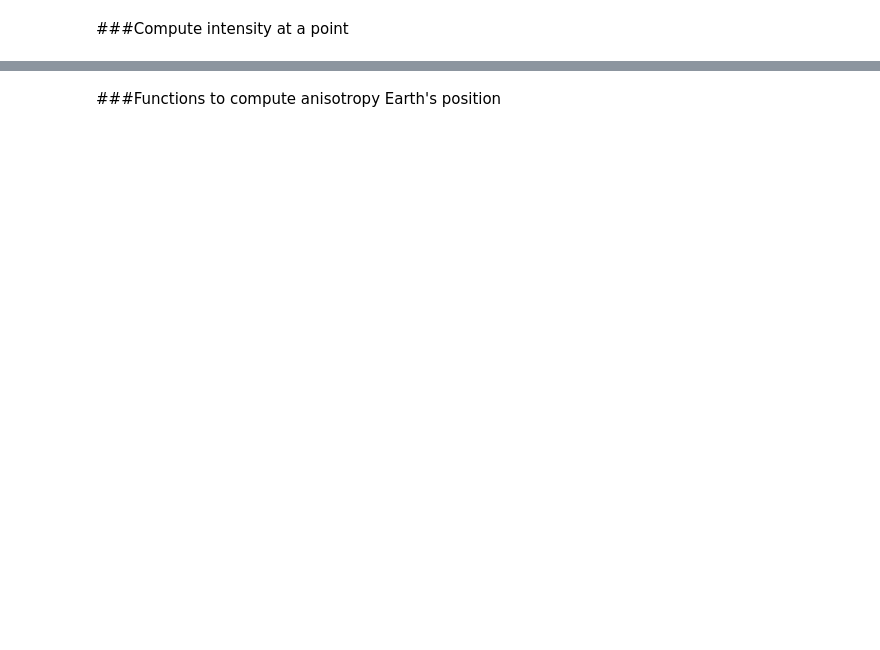
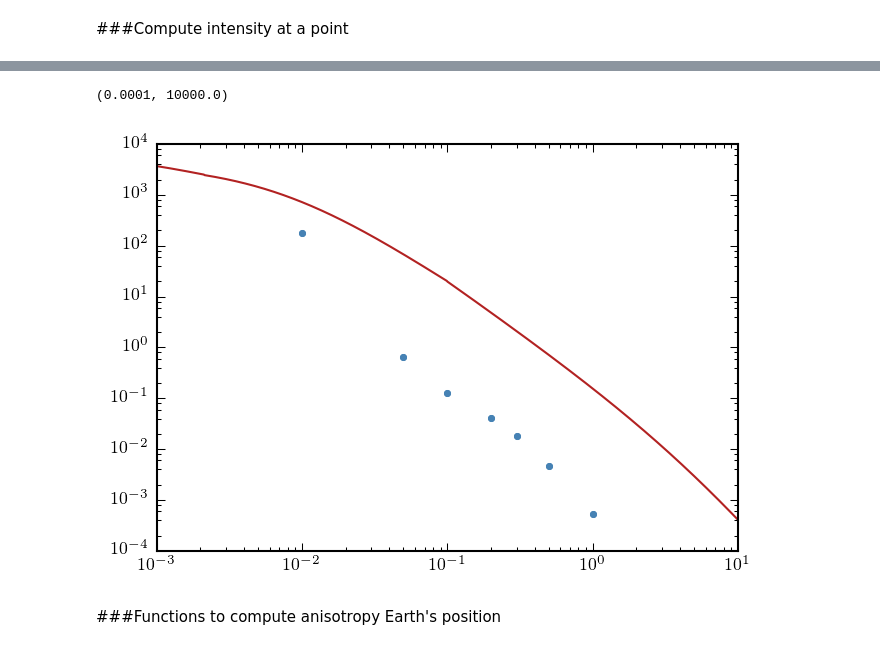
Before and after one commit to adam-coogan/heliosphere_anisotropy, a Jupyter notebook: NewSolarProp/scripts/AnisotropyCalc.ipynb, the cells around one changed output, grey strips where cells are left out. Saved outputs shown, nothing was run; the diff lists cells and outputs as text; code cells hidden in the pictures; blank space fills up the shorter version.

```diff
--- a/NewSolarProp/scripts/AnisotropyCalc.ipynb
+++ b/NewSolarProp/scripts/AnisotropyCalc.ipynb
@@ -82,5 +143,13 @@ jLIS(1e-1)
 # %%
 def getJ(runName):
+    """
+    Performs MC integration to find the differential intensity at earth for a given run.
+    runName: csv containing trajectory exit points.
+    Returns:
+        intitialPoint: the point at which the cosmic rays were observed and their energy.
+        j: the differential intensity at that point and energy.
+        sigma: the error on j.
+    """
     # Load exit points
     rawData = np.loadtxt(rundataPath + runName + '.csv', delimiter = ',')
     # Parse out the coordinates and energies into a list of tuples of exit points
@@ -94,7 +163,11 @@ def getJ(runName):
     initialPoint = {'r0': r0, 'th0': th0, 'ph0': ph0, 'e0': e0}
 
     # Average LIS at exit points
-    print([jLIS(ep['ee']) for ep in exitData][:10])
-    j = sum([jLIS(ep['ee']) for ep in exitData]) / float(len(exitData))
+    #print([jLIS(ep['ee']) for ep in exitData][:10])
+    jN = sum([jLISLangner(ep['ee']) / rigidity(ep['ee'])**2 for ep in exitData]) / float(len(exitData)) * rigidity(e0)**2
 
-    return (initialPoint, j)
+    # Compute error
+    varjN = sum([(jLISLangner(ep['ee']) * (rigidity(e0) / rigidity(ep['ee']))**2 - jN)**2 for ep in exitData])
+    varjN = varjN * 1.0 / (len(exitData) - 1.0)
+
+    return (initialPoint, jN, np.sqrt(varjN / len(exitData)))
@@ -114,2 +188,25 @@ e0 = 0.1 GeV, j(x0) = 1.34869722415 MeV^-1 s^-1 sr^-2 m^-2
+# %%
+# Build the spectrum at earth
+energies = [os.path.splitext(f)[0] for f in listdir(rundataPath + 'alt0_spectrum/') if isfile(join(rundataPath + 'alt0_spectrum/', f))]
+
+e0s = [float(e) for e in energies]
+js = [getJ('alt0_spectrum/' + e)[1] for e in energies]
+sigmas = [getJ('alt0_spectrum/' + e)[2] for e in energies]
+# %%
+fig = plt.figure()
+ax = fig.add_subplot(1, 1, 1)
+
+ax.plot(e0s, js, '.')
+
+eksLangner = 10.0 ** np.linspace(-3.0, 2.0, 1000) # Energies in GeV
+ax.plot(eksLangner, [jLISLangner(ek) for ek in eksLangner])
+
+ax.set_xscale('log')
+ax.set_yscale('log')
+ax.set_xlim(1e-3, 1e1)
+ax.set_ylim(1e-4, 1e4)
+# %% [output]
+(0.0001, 10000.0)
+[figure, added]
 # %% [markdown]
 ###Functions to compute anisotropy Earth's position
```
Also changed, not shown: parts of 22 cells of this notebook, 4 other files.
